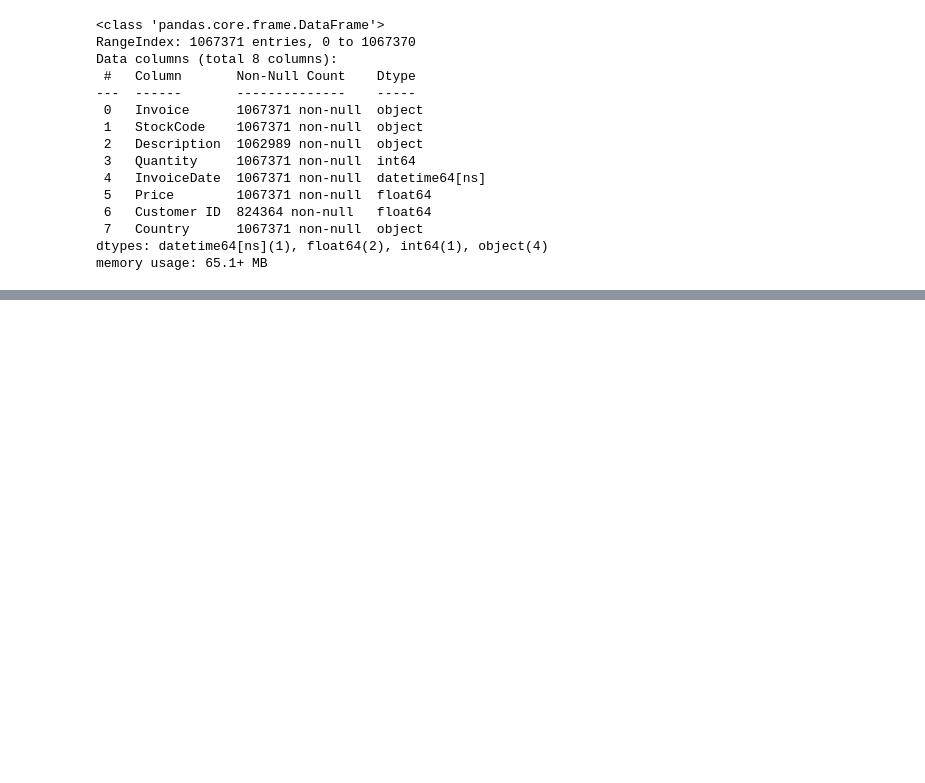
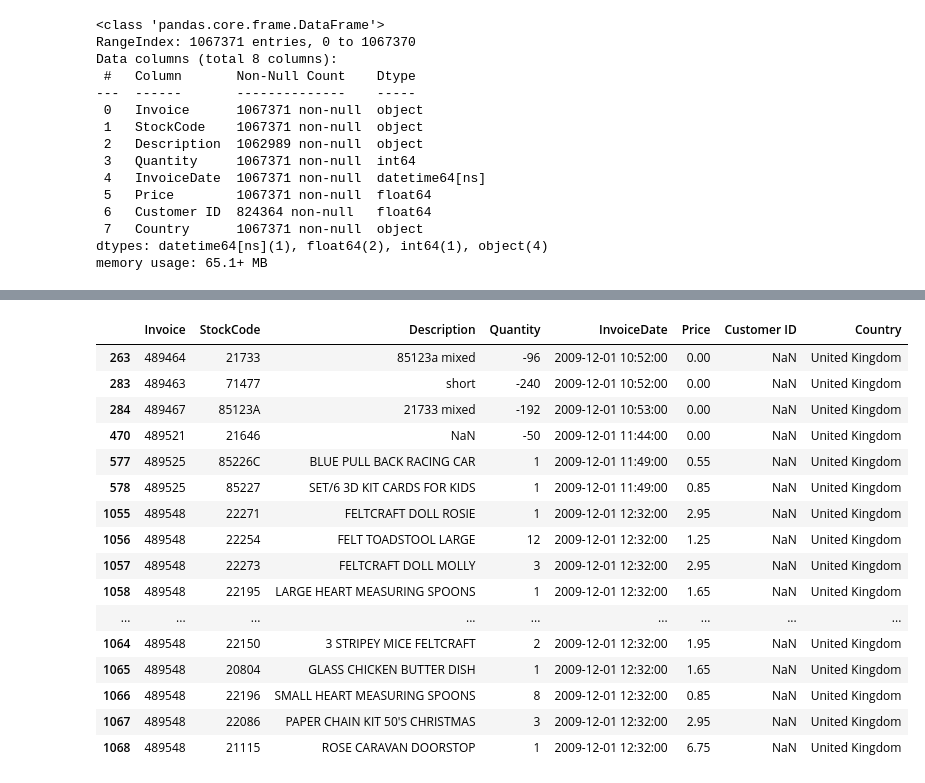
Before and after one commit to raydiwill/demands-forecasting, a Jupyter notebook: model.ipynb, the cells around one changed output, grey strips where cells are left out. Saved outputs shown, nothing was run; the diff lists cells and outputs as text; code cells hidden in the pictures; blank space fills up the shorter version.

```diff
--- a/model.ipynb
+++ b/model.ipynb
@@ -46,0 +68,20 @@ memory usage: 65.1+ MB
+# %%
+df[df.isnull().any(axis=1)].head(20)
+# %% [output]
+|  | Invoice | StockCode | Description | Quantity | InvoiceDate | Price | Customer ID | Country |
+| 263 | 489464 | 21733 | 85123a mixed | -96 | 2009-12-01 10:52:00 | 0.00 | NaN | United Kingdom |
+| 283 | 489463 | 71477 | short | -240 | 2009-12-01 10:52:00 | 0.00 | NaN | United Kingdom |
+| 284 | 489467 | 85123A | 21733 mixed | -192 | 2009-12-01 10:53:00 | 0.00 | NaN | United Kingdom |
+| 470 | 489521 | 21646 | NaN | -50 | 2009-12-01 11:44:00 | 0.00 | NaN | United Kingdom |
+| 577 | 489525 | 85226C | BLUE PULL BACK RACING CAR | 1 | 2009-12-01 11:49:00 | 0.55 | NaN | United Kingdom |
+| 578 | 489525 | 85227 | SET/6 3D KIT CARDS FOR KIDS | 1 | 2009-12-01 11:49:00 | 0.85 | NaN | United Kingdom |
+| 1055 | 489548 | 22271 | FELTCRAFT DOLL ROSIE | 1 | 2009-12-01 12:32:00 | 2.95 | NaN | United Kingdom |
+| 1056 | 489548 | 22254 | FELT TOADSTOOL LARGE | 12 | 2009-12-01 12:32:00 | 1.25 | NaN | United Kingdom |
+| 1057 | 489548 | 22273 | FELTCRAFT DOLL MOLLY | 3 | 2009-12-01 12:32:00 | 2.95 | NaN | United Kingdom |
+| 1058 | 489548 | 22195 | LARGE HEART MEASURING SPOONS | 1 | 2009-12-01 12:32:00 | 1.65 | NaN | United Kingdom |
+| ... | ... | ... | ... | ... | ... | ... | ... | ... |
+| 1064 | 489548 | 22150 | 3 STRIPEY MICE FELTCRAFT | 2 | 2009-12-01 12:32:00 | 1.95 | NaN | United Kingdom |
+| 1065 | 489548 | 20804 | GLASS CHICKEN BUTTER DISH | 1 | 2009-12-01 12:32:00 | 1.65 | NaN | United Kingdom |
+| 1066 | 489548 | 22196 | SMALL HEART MEASURING SPOONS | 8 | 2009-12-01 12:32:00 | 0.85 | NaN | United Kingdom |
+| 1067 | 489548 | 22086 | PAPER CHAIN KIT 50'S CHRISTMAS | 3 | 2009-12-01 12:32:00 | 2.95 | NaN | United Kingdom |
+| 1068 | 489548 | 21115 | ROSE CARAVAN DOORSTOP | 1 | 2009-12-01 12:32:00 | 6.75 | NaN | United Kingdom |
```
Also changed, not shown: parts of 5 cells of this notebook.
